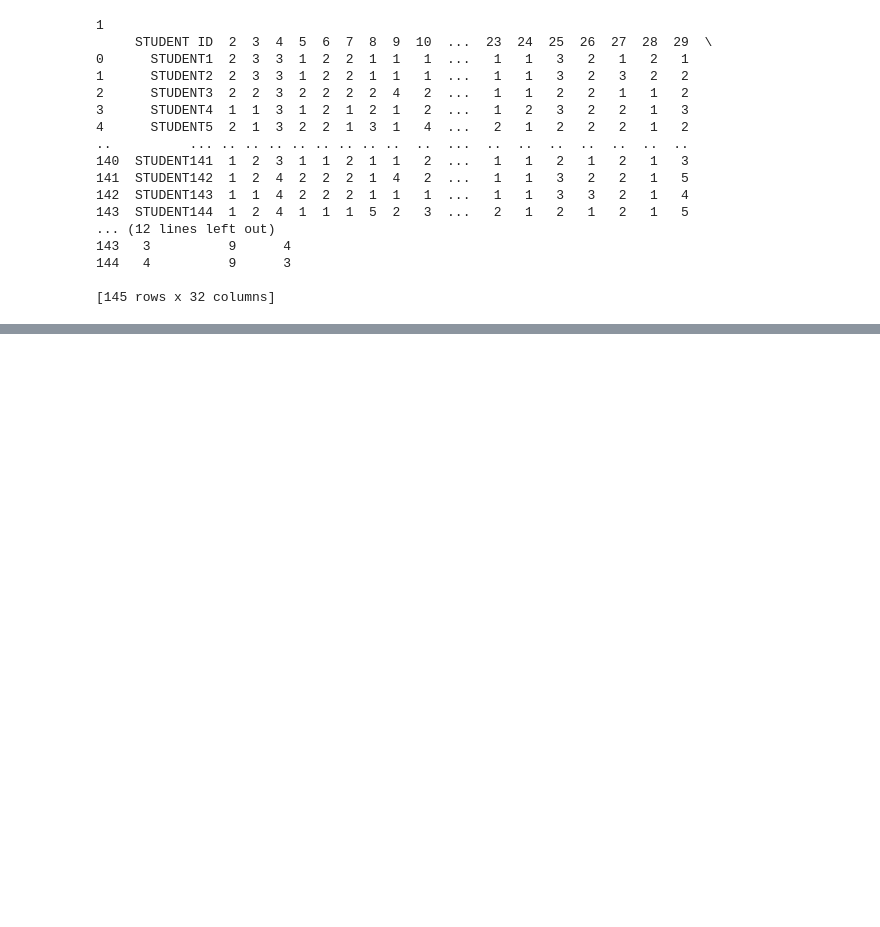
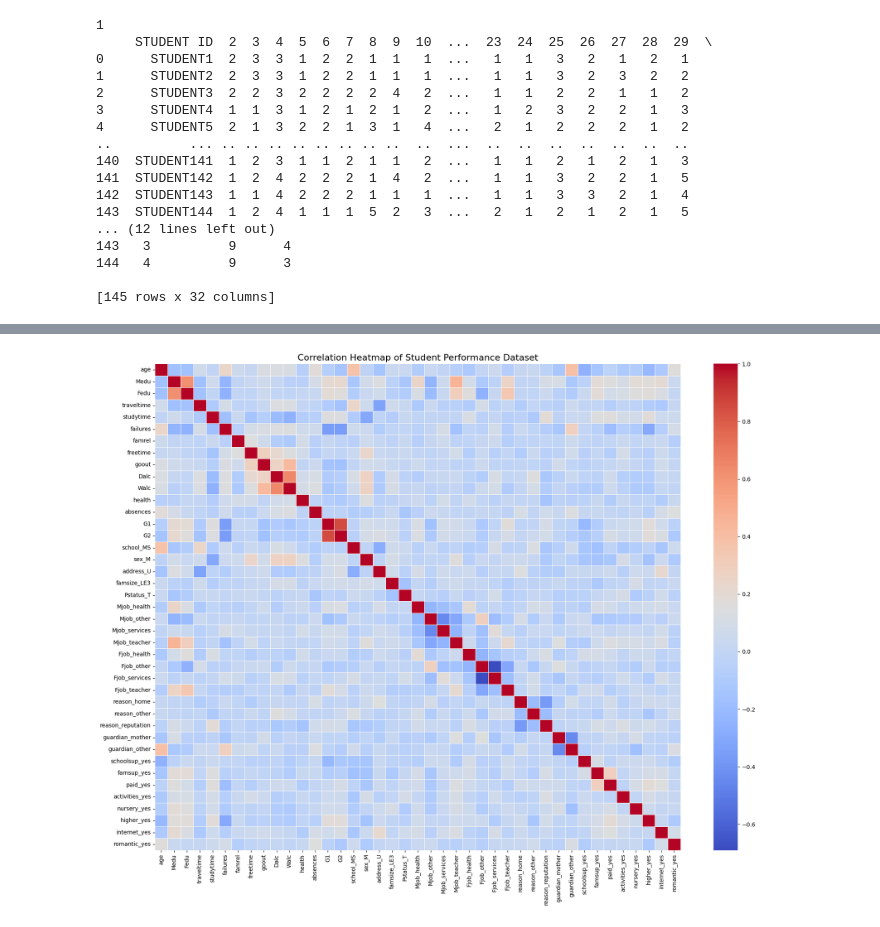
Before and after one commit to jahnavimidde/VsemML, a Jupyter notebook: Lab1ml.ipynb, the cells around one changed output, grey strips where cells are left out. Cells and saved outputs as stored; diff of their text form; code cells hidden in the pictures; blank space fills up the shorter version.

```diff
--- a/Lab1ml.ipynb
+++ b/Lab1ml.ipynb
@@ -336,0 +547,20 @@ print(df.drop(constfea,axis=1))
+# %%
+import matplotlib.pyplot as plt
+import seaborn as sns
+
+# Reload and prepare data for heatmap
+df = pd.read_csv('/content/student-mat.csv', sep=';')
+X = df.drop('G3', axis=1)
+X = pd.get_dummies(X, drop_first=True)
+
+# Compute correlation matrix
+corr_matrix = X.corr()
+
+# Plot heatmap
+plt.figure(figsize=(18, 14))
+sns.heatmap(corr_matrix, cmap='coolwarm', annot=False, fmt=".2f", linewidths=0.5)
+plt.title('Correlation Heatmap of Student Performance Dataset', fontsize=16)
+plt.tight_layout()
+plt.show()
+# %% [output]
+[figure, added]
```
Also changed, not shown: parts of 13 cells of this notebook.
